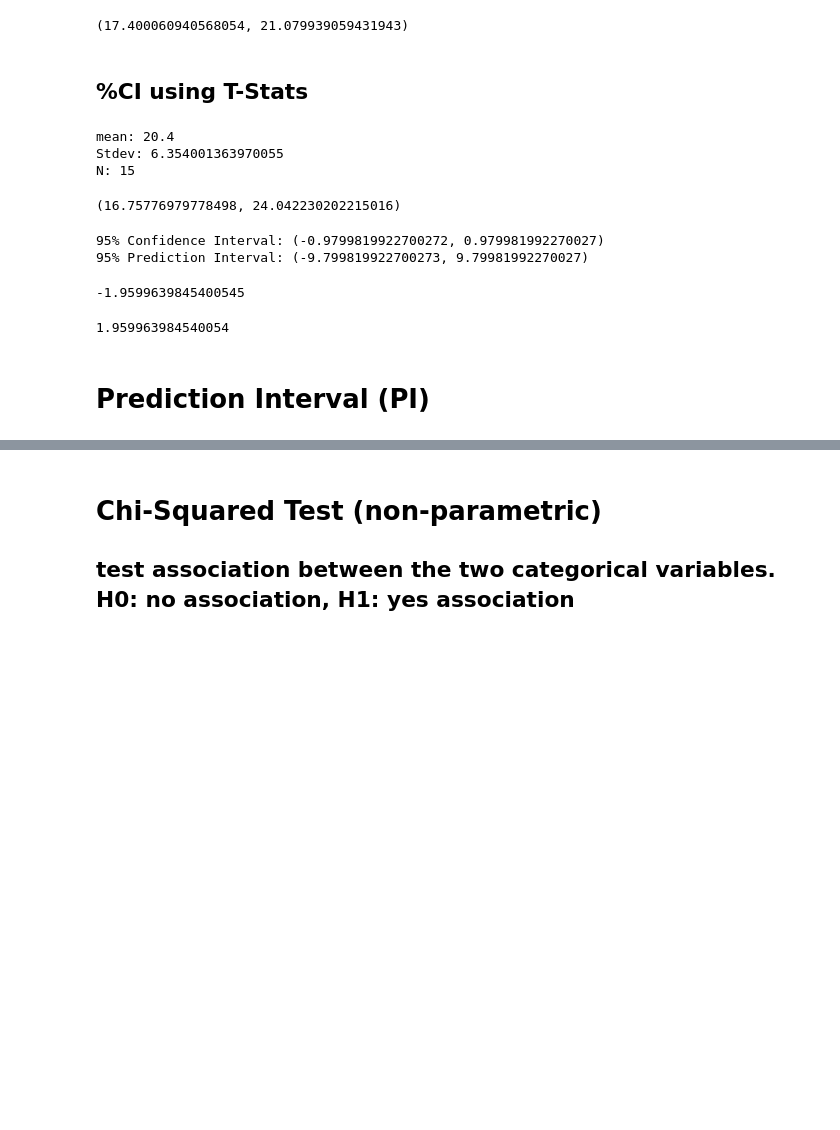
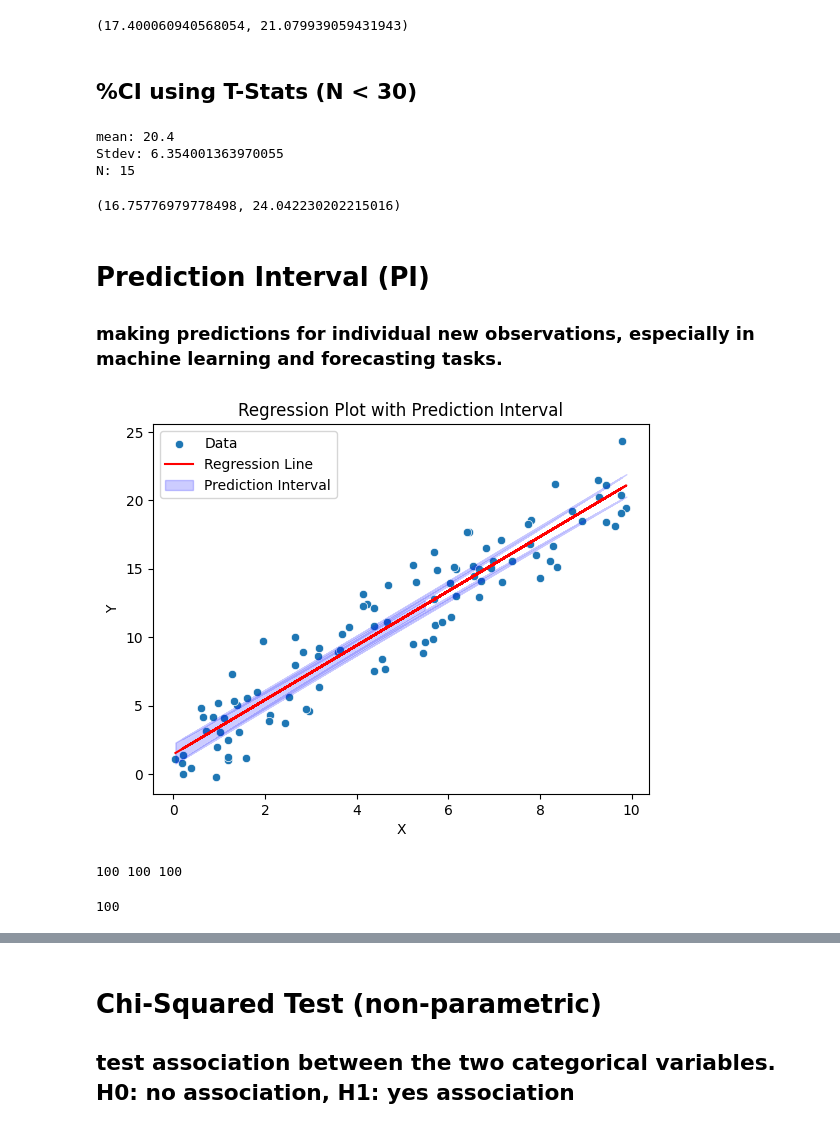
Before and after one commit to chevernemilia/ecl-ds-toolkit, a Jupyter notebook: statistical_testing.ipynb, the cells around one changed output, grey strips where cells are left out. Drawn from its saved outputs; the diff is of its cells as text; code cells hidden in the pictures; blank space fills up the shorter version.

Commit message:
adding ml file, pdf plot in eda, more stat testing

```diff
--- a/statistical_testing.ipynb
+++ b/statistical_testing.ipynb
@@ -284,7 +303,7 @@ Stdev: 6.571331676304279
 N: 50
 (17.400060940568054, 21.079939059431943)
 # %% [markdown]
-## %CI using T-Stats
+## %CI using T-Stats (N < 30)
 # %%
 # 95% CI using t-statistics
 # df = degree of freedom
@@ -303,34 +323,52 @@ mean: 20.4
 Stdev: 6.354001363970055
 N: 15
 (16.75776979778498, 24.042230202215016)
-# %%
-# Assuming you have the z-score, standard error, and sample size
-#define sample data
-
-# z_score = 1.96  # For 95% confidence level
-standard_error = 0.5  # Replace with your standard error value
-sample_size = 100  # Replace with your sample size
-
-# Calculate the 95% confidence interval
-ci_lower, ci_upper = stats.norm.ppf(0.025), stats.norm.ppf(0.975)
-ci_lower *= standard_error
-ci_upper *= standard_error
-
-# Calculate the 95% prediction interval
-pi_lower, pi_upper = stats.norm.ppf(0.025), stats.norm.ppf(0.975)
-pi_lower *= standard_error * (sample_size ** 0.5)
-pi_upper *= standard_error * (sample_size ** 0.5)
-
-print("95% Confidence Interval:", (ci_lower, ci_upper))
-print("95% Prediction Interval:", (pi_lower, pi_upper))
-# %% [output]
-95% Confidence Interval: (-0.9799819922700272, 0.979981992270027)
-95% Prediction Interval: (-9.799819922700273, 9.79981992270027)
-# %%
-ci_lower, ci_upper = stats.norm.ppf(0.025), stats.norm.ppf(0.975)
-display(ci_lower, ci_upper )
-# %% [output]
--1.9599639845400545
-1.959963984540054
 # %% [markdown]
 # Prediction Interval (PI)
+### making predictions for individual new observations, especially in machine learning and forecasting tasks.
+# %%
+# 95%PI: A 95% prediction interval, on the other hand, estimates the range in which a future observation is likely to fall, with 95% confidence.
+
+# Sample data
+np.random.seed(0)
+X = np.random.rand(100) * 10
+y = 2 * X + 1 + np.random.randn(100) * 2  # True relationship: y = 2*X + 1 + noise
+
+# Fit linear regression model
+X_with_intercept = sm.add_constant(X)  # Add intercept term
+model = sm.OLS(y, X_with_intercept).fit()
+
+# Get prediction intervals
+prediction_results = model.get_prediction(X_with_intercept)
+
+# Extract predicted values and prediction intervals
+predicted_values = prediction_results.predicted_mean
+prediction_intervals = prediction_results.conf_int()
+
+# Plot data points
+sns.scatterplot(x=X, y=y, label='Data')
+
+# Plot regression line
+plt.plot(X, predicted_values, color='red', label='Regression Line')
+
+# Plot prediction intervals
+plt.fill_between(X, prediction_intervals[:, 0], prediction_intervals[:, 1], color='blue', alpha=0.2, label='Prediction Interval')
+
+# Add labels and legend
+plt.xlabel('X')
+plt.ylabel('Y')
+plt.title('Regression Plot with Prediction Interval')
+plt.legend()
+
+# Show plot
+plt.show()
+# %% [output]
+[figure, added]
+# %%
+print(len(prstd), len( iv_l), len(iv_u))
+# %% [output]
+100 100 100
+# %%
+print(len(X))
+# %% [output]
+100
```
Also changed, not shown: parts of 19 cells of this notebook.
